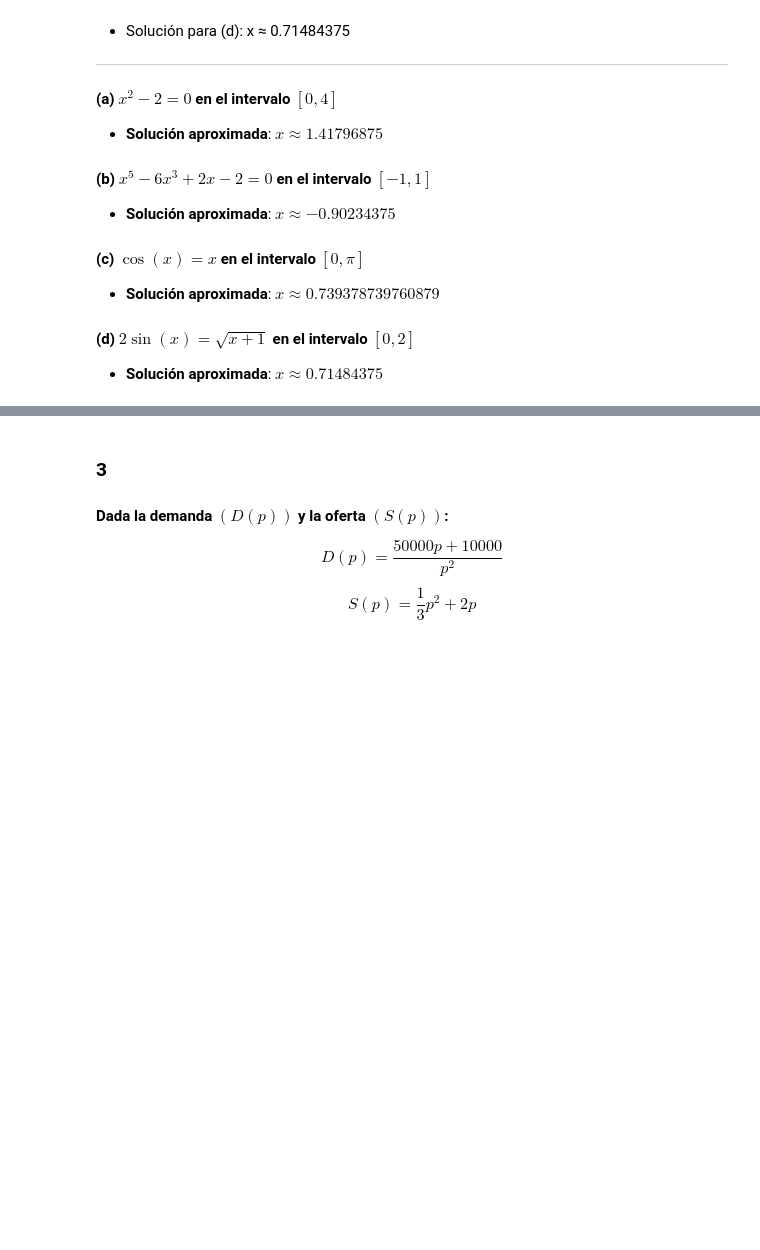
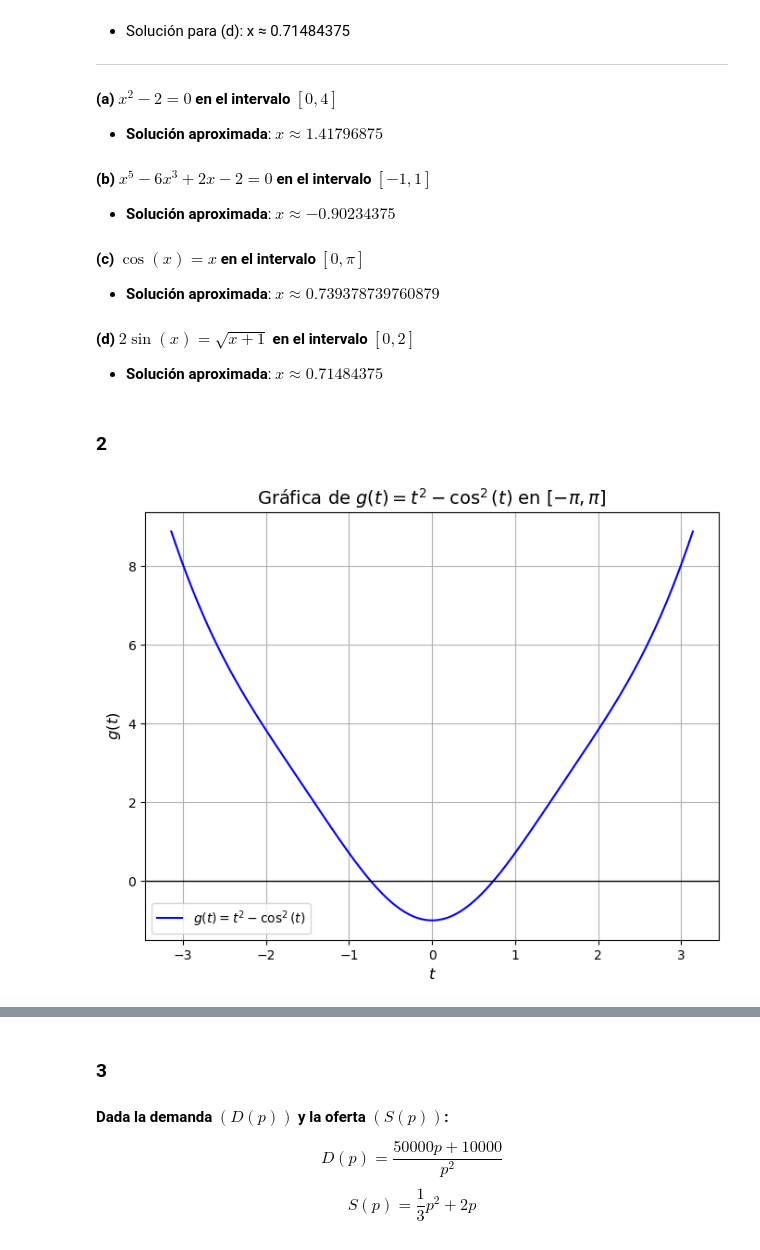
Before and after one commit to Daniel1martinez2/taller-semana-10, a Jupyter notebook: main.ipynb, the cells around one changed output, grey strips where cells are left out. Saved outputs shown, nothing was run; the diff lists cells and outputs as text; code cells hidden in the pictures; blank space fills up the shorter version.

```diff
--- a/main.ipynb
+++ b/main.ipynb
@@ -736,3 +923,32 @@ Solución para (d): x ≈ 0.71484375
 
 #### (d) $ 2\sin(x) = \sqrt{x + 1} $ en el intervalo $[0, 2]$
 - **Solución aproximada**: $ x \approx 0.71484375 $
+# %% [markdown]
+### 2
+# %%
+import numpy as np
+import matplotlib.pyplot as plt
+
+def g(t):
+    return t**2 - np.cos(t)**2
+
+t_values = np.linspace(-np.pi, np.pi, 400)
+
+g_values = g(t_values)
+
+plt.figure(figsize=(8, 6))
+plt.plot(t_values, g_values, label='$g(t) = t^2 - \cos^2(t)$', color='b')
+
+plt.title('Gráfica de $g(t) = t^2 - \cos^2(t)$ en $[-\pi, \pi]$', fontsize=14)
+plt.xlabel('$t$', fontsize=12)
+plt.ylabel('$g(t)$', fontsize=12)
+
+plt.axhline(0, color='black',linewidth=1)
+
+plt.grid(True)
+
+plt.legend()
+
+plt.show()
+# %% [output]
+[figure, added]
```
Also changed, not shown: parts of 10 cells of this notebook.
